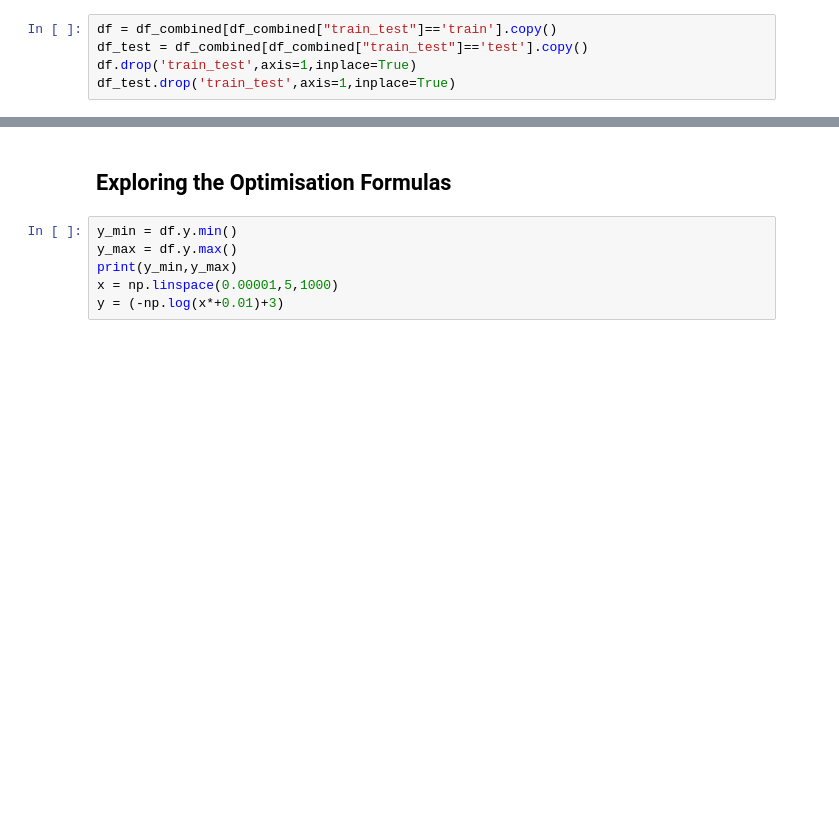
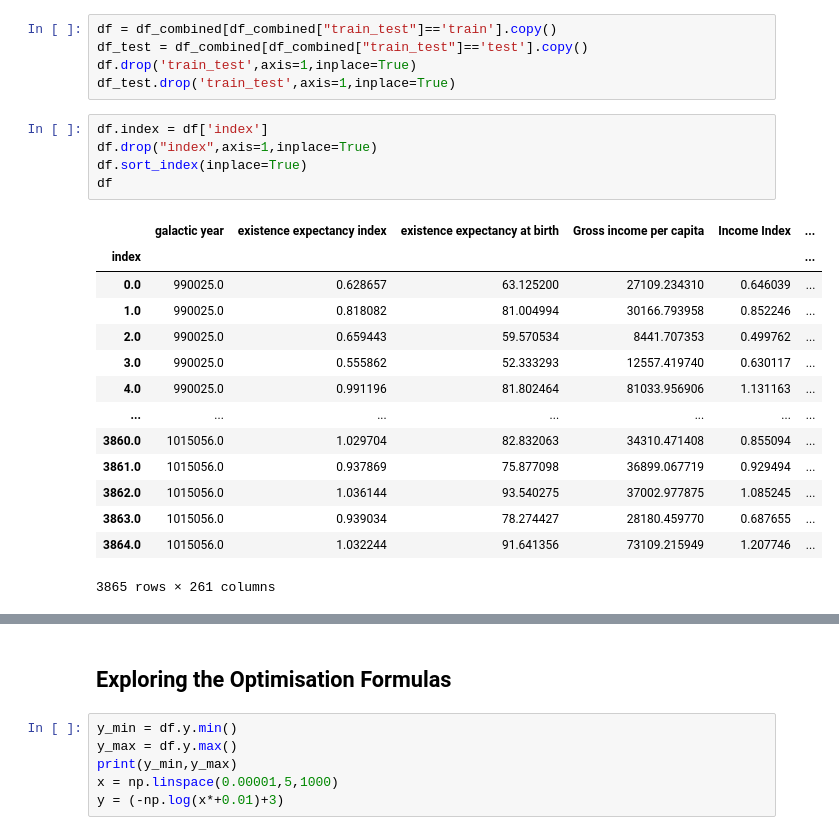
Before and after one commit to LukeBetham/PROHACK-OCISLY, a Jupyter notebook: Cleaning-EDA-Luke-Prohack.ipynb, the cells around one changed output, grey strips where cells are left out. Saved outputs shown, nothing was run; the diff lists cells and outputs as text; blank space fills up the shorter version.

```diff
--- a/Cleaning-EDA-Luke-Prohack.ipynb
+++ b/Cleaning-EDA-Luke-Prohack.ipynb
@@ -188,4 +261,24 @@ df = df_combined[df_combined["train_test"]=='train'].copy()
 df_test = df_combined[df_combined["train_test"]=='test'].copy()
 df.drop('train_test',axis=1,inplace=True)
 df_test.drop('train_test',axis=1,inplace=True)
+# %%
+df.index = df['index']
+df.drop("index",axis=1,inplace=True)
+df.sort_index(inplace=True)
+df
+# %% [output]
+|  | galactic year | existence expectancy index | existence expectancy at birth | Gross income per capita | Income Index | ... |
+| index |  |  |  |  |  | ... |
+| 0.0 | 990025.0 | 0.628657 | 63.125200 | 27109.234310 | 0.646039 | ... |
+| 1.0 | 990025.0 | 0.818082 | 81.004994 | 30166.793958 | 0.852246 | ... |
+| 2.0 | 990025.0 | 0.659443 | 59.570534 | 8441.707353 | 0.499762 | ... |
+| 3.0 | 990025.0 | 0.555862 | 52.333293 | 12557.419740 | 0.630117 | ... |
+| 4.0 | 990025.0 | 0.991196 | 81.802464 | 81033.956906 | 1.131163 | ... |
+| ... | ... | ... | ... | ... | ... | ... |
+| 3860.0 | 1015056.0 | 1.029704 | 82.832063 | 34310.471408 | 0.855094 | ... |
+| 3861.0 | 1015056.0 | 0.937869 | 75.877098 | 36899.067719 | 0.929494 | ... |
+| 3862.0 | 1015056.0 | 1.036144 | 93.540275 | 37002.977875 | 1.085245 | ... |
+| 3863.0 | 1015056.0 | 0.939034 | 78.274427 | 28180.459770 | 0.687655 | ... |
+| 3864.0 | 1015056.0 | 1.032244 | 91.641356 | 73109.215949 | 1.207746 | ... |
+3865 rows × 261 columns
 # %%
```
Also changed, not shown: parts of 18 cells of this notebook, 6 other files.
